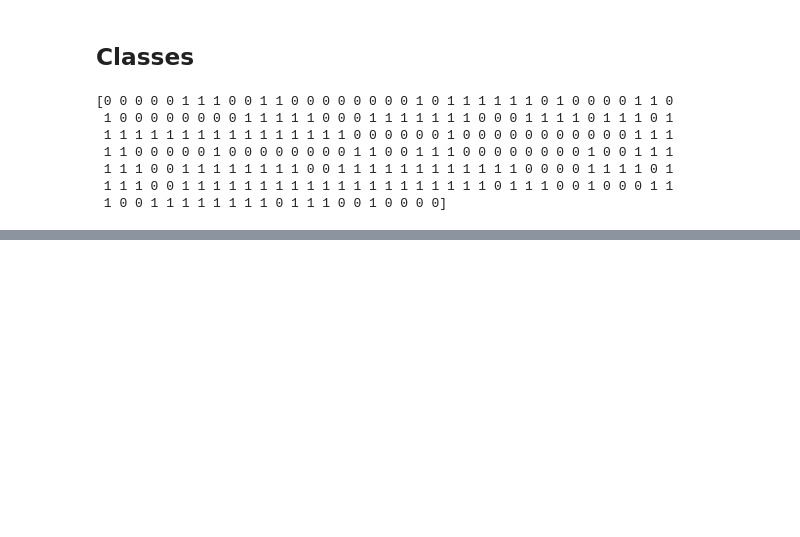
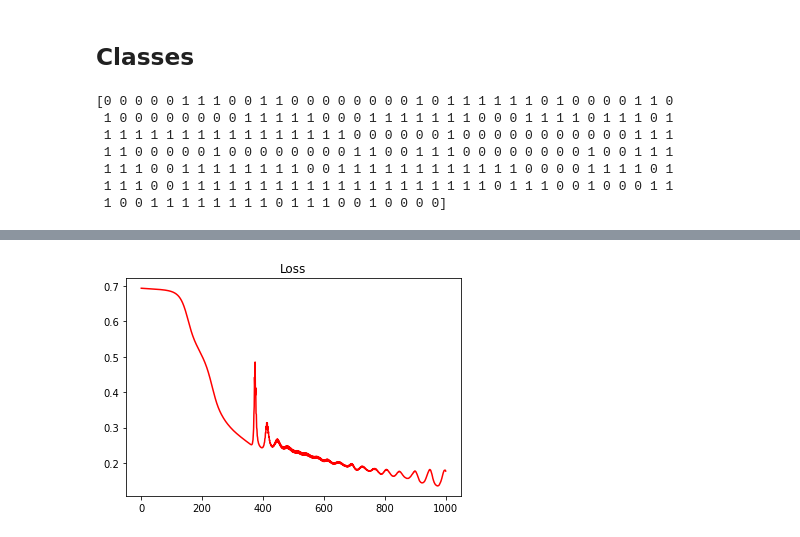
Before and after one commit to saifulabroriy/FP-Kecerdasan-Buatan, a Jupyter notebook: 2 - Klasifikasi Algerian Forest.ipynb, the cells around one changed output, grey strips where cells are left out. Drawn from its saved outputs; the diff is of its cells as text; code cells hidden in the pictures; blank space fills up the shorter version.

```diff
--- a/2 - Klasifikasi Algerian Forest.ipynb
+++ b/2 - Klasifikasi Algerian Forest.ipynb
@@ -320,0 +366,89 @@ epoch: 10000, acc: 1.0, loss: 0.010360939546120962
+# %%
+# Hidden Layer 1
+dense1 = Layer_Dense(10, 32)
+activation1 = Activation_ReLU()
+
+# Hidden Layer 2
+dense2 = Layer_Dense(32, 16)
+activation2 = Activation_ReLU()
+
+# Output Layer
+dense3 = Layer_Dense(16, 2)
+
+# loss and softmax activation
+loss_activation = Activation_Softmax_Loss_CategoricalCrossentropy()
+
+# Optimizer
+optimizer = Optimizer_SGD(learning_rate=0.01)
+
+# For loss history
+log_loss = []
+
+# Training
+for epoch in range(1001):
+    # Forwarding
+    dense1.forward(x_train1)
+    activation1.forward(dense1.output)
+    dense2.forward(activation1.output)
+    activation2.forward(dense2.output)
+    dense3.forward(activation2.output)
+
+    # Calculate Loss
+    loss = loss_activation.forward(dense3.output, y_train1)
+    log_loss.append(loss)
+
+    # Get y predictions
+    y_pred = np.argmax(loss_activation.output, axis=1)
+
+    # Calculate Accuracy
+    if len(y_train1.shape) == 2:
+        y_train = np.argmax(y_train1, axis=1)
+    accuracy = np.mean(y_pred == y_train1)
+
+    if accuracy > highest_accuracy1:
+        highest_accuracy1 = accuracy
+
+    # Backpropagation
+    loss_activation.backward(loss_activation.output, y_train1)
+    dense3.backward(loss_activation.dinputs)
+    activation2.backward(dense3.dinputs)
+    dense2.backward(activation2.dinputs)
+    activation1.backward(dense2.dinputs)
+    dense1.backward(activation1.dinputs)
+
+    # Update weights and biases
+    optimizer.update_params(dense1)
+    optimizer.update_params(dense2)
+    optimizer.update_params(dense3)
+
+print("Training")
+# Visualization
+plt.title('Loss')
+plt.plot(log_loss, '-r')
+plt.show()
+
+# epoch, loss, acc
+print(f'epoch: {epoch}, acc: {(accuracy * 100):.3f}%, loss: {(loss * 100):.3f}%')
+
+# Testing
+print("\nTesting")
+# Forwarding
+dense1.forward(x_test1)
+activation1.forward(dense1.output)
+dense2.forward(activation1.output)
+activation2.forward(dense2.output)
+dense3.forward(activation2.output)
+
+# Calculate Loss
+loss = loss_activation.forward(dense3.output, y_test1)
+
+# Get y predictions
+y_pred = np.argmax(loss_activation.output, axis=1)
+
+# Calculate Accuracy
+if len(y_test1.shape) == 2:
+    y_ = np.argmax(y_test1, axis=1)
+accuracy = np.mean(y_pred == y_test1)
+
+print(f'acc: {(accuracy * 100):.3f}%, loss: {(loss * 100):.3f}%')
+# %% [output]
@@ -320,0 +456 @@ epoch: 10000, acc: 1.0, loss: 0.010360939546120962
+[figure, added]
```
Also changed, not shown: parts of 15 cells of this notebook.
